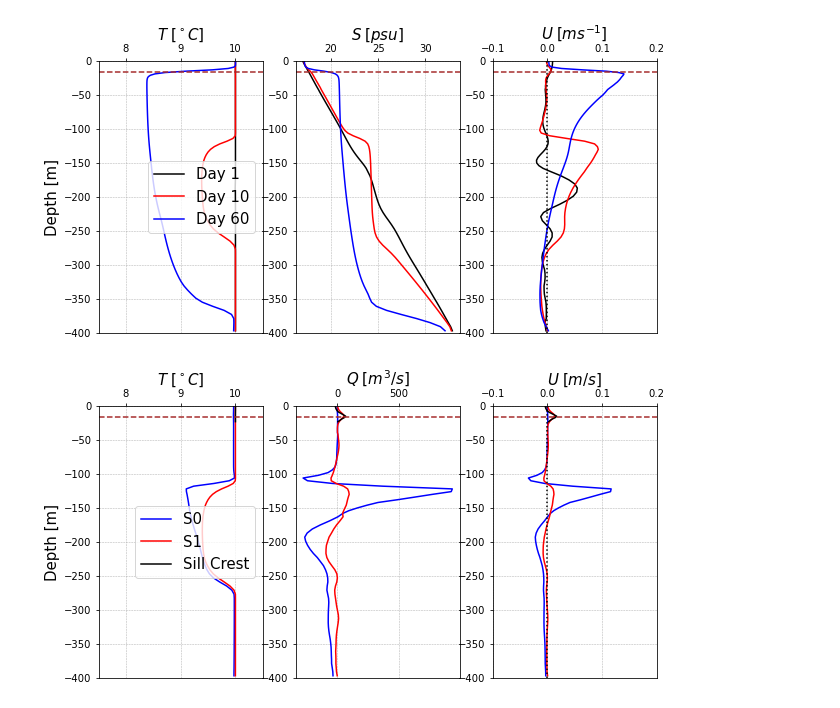
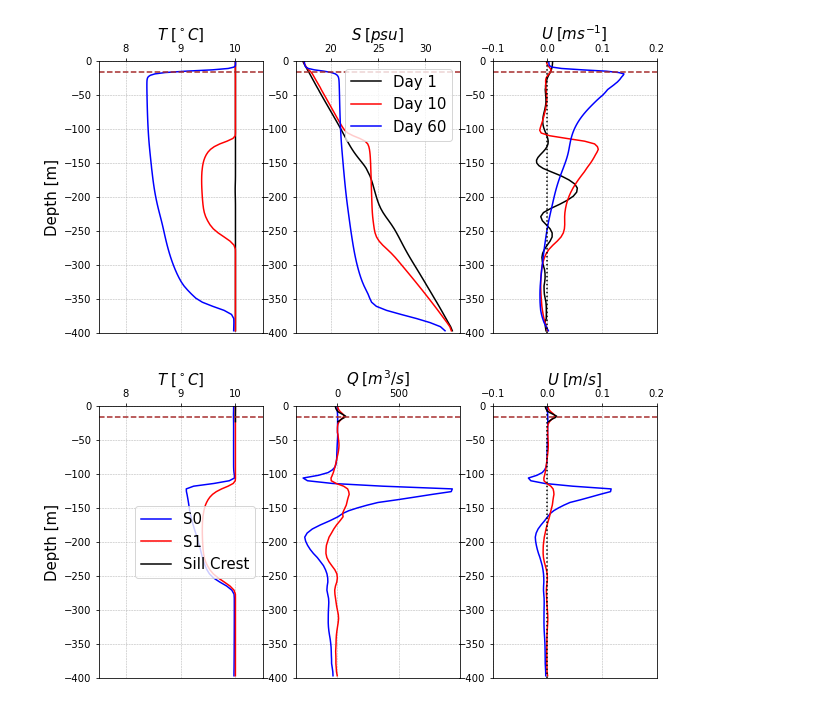
Before and after one commit to weiyangbao/Jupyter-Iceplume, a Jupyter notebook: Fjord Modeling/vertical_profiles.ipynb, the cells around one changed output. Cells and saved outputs as stored; diff of their text form; code cells hidden in the pictures.

Commit message:
Tests and new plots

```diff
--- a/Fjord Modeling/vertical_profiles.ipynb
+++ b/Fjord Modeling/vertical_profiles.ipynb
@@ -216,7 +216,7 @@ ax1.plot(T3,depth,'b-',lw=1.5,label=r'Day 60')
 #ax1.plot(temp4,depth,'g-',lw=1.5,label=r'S2')
 
 ax1.axhline(y=-16,color='brown',linestyle='--')
-ax1.legend(loc='right',fontsize=15)
+#ax1.legend(loc='right',fontsize=15)
 ax1.set_xlabel(r'$T\;[^\circ C]$', size = 15)
 ax1.set_ylabel(r'Depth [m]',size = 15)
 ax1.set_xlim(7.5,10.5)
@@ -229,35 +229,35 @@ ax2 = fig0.add_subplot(132)
 ax2.plot(S1,depth,'k-',lw=1.5,label=r'Day 1')
 ax2.plot(S2,depth,'r-',lw=1.5,label=r'Day 10')
 ax2.plot(S3,depth,'b-',lw=1.5,label=r'Day 60')
 #ax2.plot(Q4,depth,'g-',lw=1.5,label=r'S2')
 ax2.axhline(y=-16,color='brown',linestyle='--')
-#ax2.legend(loc='best',fontsize=15)
+ax2.legend(loc='best',fontsize=15)
 ax2.set_xlabel(r'$S\;[psu]$', size = 15)
 #ax2.set_ylabel(r'Depth [m]',size = 15)
 #ax2.set_xlim(15,35)
 ax2.set_ylim(-400,0)
 ax2.xaxis.set_label_position('top') # this moves the label to the top
 ax2.xaxis.set_ticks_position('top') # this moves the ticks to the top
 ax2.grid(ls='--', lw=.5)
 
 
 ax3 = fig0.add_subplot(133)
 ax3.plot(U1,depth,'k-',lw=1.5,label=r'Day 1')
 ax3.plot(U2,depth,'r-',lw=1.5,label=r'Day 10')
 ax3.plot(U3,depth,'b-',lw=1.5,label=r'Day 60')
 #ax3.plot(U4,depth,'g-',lw=1.5,label=r'S2')
 ax3.axvline(x=0,color='k',linestyle=':')
 ax3.axhline(y=-16,color='brown',linestyle='--')
 #ax3.legend(loc='best',fontsize=15)
 ax3.set_xlabel(r'$U\;[ms^{-1}]$', size = 15)
 #ax3.set_ylabel(r'Depth [m]',size = 15)
 ax3.set_xlim(-0.1,0.2)
 ax3.set_ylim(-400,0)
 ax3.xaxis.set_label_position('top') # this moves the label to the top
 ax3.xaxis.set_ticks_position('top') # this moves the ticks to the top
 ax3.grid(ls='--', lw=.5)
 # %% [output]
-[figure, old version]
+[figure, new version]
 # %%
 datapath = '/work/oceans/wbao/MITgcm_results/iceplume/Sal_Linear_minhs'
 gf, sw, sc, se = 6, 120, 168, 235 # index for cross-fjord sections 0, 1, sill crest, 2
```
Also changed, not shown: parts of 1 cell of this notebook, 2 other files.
